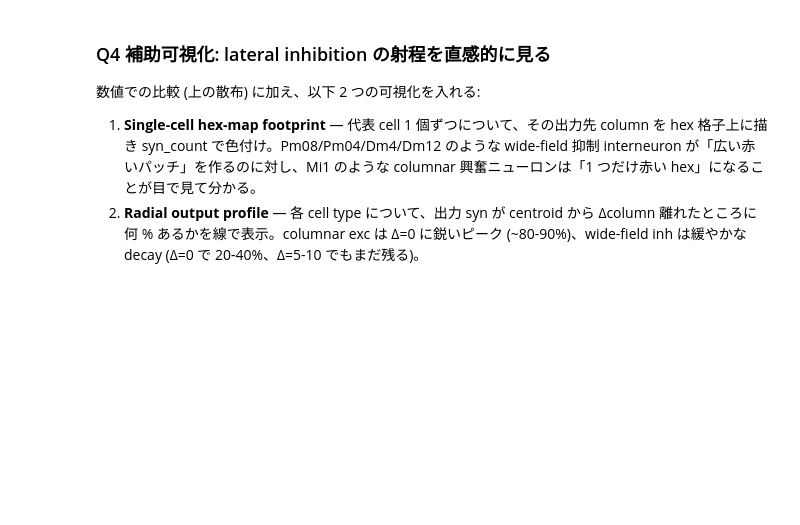
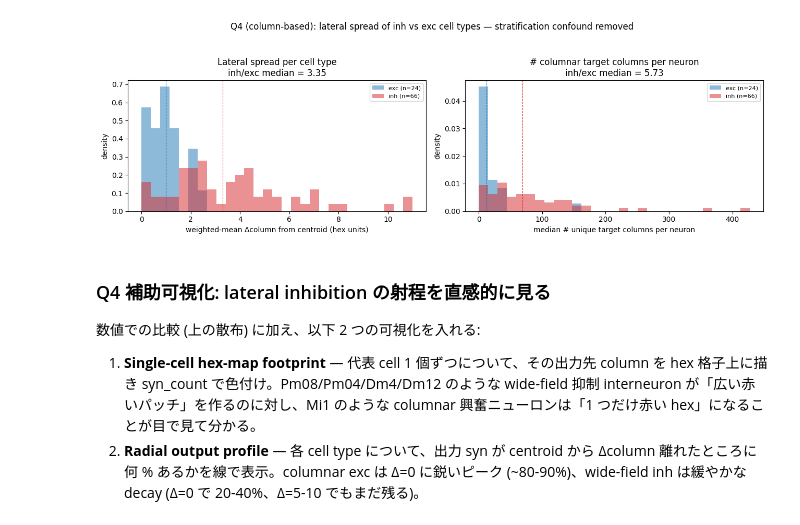
Before and after one commit to KeisukeTTTT/flywire-analysis, a Jupyter notebook: notebook/lateral_inhibition.ipynb, the cells around one changed output. Saved outputs shown, nothing was run; the diff lists cells and outputs as text; code cells hidden in the pictures; blank space fills up the shorter version.

Commit message:
fix: refine lateral inhibition notebook analysis

```diff
--- a/notebook/lateral_inhibition.ipynb
+++ b/notebook/lateral_inhibition.ipynb
@@ -283,0 +301,85 @@ display(example_table)
+# %%
+# Per cell type 集計
+per_type_col = (
+    spread.groupby("primary_type")
+    .agg(
+        n_neurons=("spread_wmean", "size"),
+        type_spread=("spread_wmean", "median"),
+        type_n_cols=("n_unique_cols", "median"),
+        total_syn_observed=("w_sum", "sum"),
+        cell_sign_mode=("sign", lambda x: x.value_counts().idxmax()),
+    )
+    .query("n_neurons >= 5")
+)
+
+# Q4 の inh/exc 比較は、Q2 と同じく「全出力 synapse 数で重み付けた sign」で分類する。
+# Q4 subset 内の neuron nt_type 多数決を使うと、Lai / Dm17 / Dm19 / R1-6 などが other 扱いになり得る。
+type_sign = type_io[["inh", "exc", "other", "total", "inh_frac"]].copy()
+type_sign["dominant_sign"] = type_sign[["inh", "exc", "other"]].idxmax(axis=1)
+per_type_col = per_type_col.join(type_sign, how="left")
+
+q4_observable_syn_by_type = ec_all.groupby("pre_primary_type")["syn_count"].sum()
+q4_modeled_syn_by_type = ec.groupby("pre_primary_type")["syn_count"].sum()
+total_syn_by_type = conn.groupby("pre_primary_type")["syn_count"].sum()
+per_type_col["q4_observable_syn_frac"] = per_type_col.index.map(q4_observable_syn_by_type.div(total_syn_by_type))
+per_type_col["q4_modeled_syn_frac"] = per_type_col.index.map(q4_modeled_syn_by_type.div(total_syn_by_type))
+
+inh_t = per_type_col[per_type_col["dominant_sign"] == "inh"]
+exc_t = per_type_col[per_type_col["dominant_sign"] == "exc"]
+other_t = per_type_col[per_type_col["dominant_sign"] == "other"]
+spread_ratio_col = float(inh_t["type_spread"].median() / exc_t["type_spread"].median())
+ncol_ratio       = float(inh_t["type_n_cols"].median()  / exc_t["type_n_cols"].median())
+
+active_q4_coverage = q4_observable_syn_by_type.div(total_syn_by_type).reindex(active.index).dropna()
+print(f"Q4 observable same-hemi columnar synapse coverage: {ec_all['syn_count'].sum() / conn['syn_count'].sum():.1%} of optic-lobe synapses")
+print(f"Active cell types with any observable Q4 synapses: {len(active_q4_coverage)} / {len(active)}; median coverage = {active_q4_coverage.median():.1%}")
+print(f"INH-dominant cell types: n={len(inh_t):3d}, per-type median Δcolumn spread = {inh_t['type_spread'].median():.2f}, median # target cols = {inh_t['type_n_cols'].median():.0f}")
+print(f"EXC-dominant cell types: n={len(exc_t):3d}, per-type median Δcolumn spread = {exc_t['type_spread'].median():.2f}, median # target cols = {exc_t['type_n_cols'].median():.0f}")
+print(f"OTHER-dominant cell types in Q4 table: n={len(other_t):3d} (excluded from inh/exc ratio)")
+print(f"ratio inh/exc (spread)   = {spread_ratio_col:.2f}")
+print(f"ratio inh/exc (# cols)   = {ncol_ratio:.2f}")
+
+mismatch = per_type_col[per_type_col["dominant_sign"] != per_type_col["cell_sign_mode"]]
+if len(mismatch):
+    print("\nTypes where synapse-weighted sign differs from modal neuron nt_type in the Q4 subset:")
+    display(mismatch.sort_values("total", ascending=False)
+            [["n_neurons", "type_spread", "type_n_cols", "cell_sign_mode", "dominant_sign", "inh_frac", "q4_observable_syn_frac"]]
+            .head(12))
+
+# 2 パネル: weighted-mean spread と # unique target columns
+fig, axes = plt.subplots(1, 2, figsize=(13, 4))
+
+ax = axes[0]
+upper = float(np.percentile(np.concatenate([inh_t["type_spread"], exc_t["type_spread"]]), 99))
+bins = np.linspace(0, upper, 30)
+ax.hist(exc_t["type_spread"], bins=bins, alpha=0.5, density=True, label=f"exc (n={len(exc_t)})", color="tab:blue")
+ax.hist(inh_t["type_spread"], bins=bins, alpha=0.5, density=True, label=f"inh (n={len(inh_t)})", color="tab:red")
+ax.axvline(exc_t["type_spread"].median(), color="tab:blue", ls="--", lw=0.8)
+ax.axvline(inh_t["type_spread"].median(), color="tab:red",  ls="--", lw=0.8)
+ax.set(xlabel="weighted-mean Δcolumn from centroid (hex units)", ylabel="density",
+       title=f"Lateral spread per cell type\ninh/exc median = {spread_ratio_col:.2f}")
+ax.legend(fontsize=8)
+
+ax = axes[1]
+upper = float(np.percentile(np.concatenate([inh_t["type_n_cols"], exc_t["type_n_cols"]]), 99))
+bins = np.linspace(0, upper, 30)
+ax.hist(exc_t["type_n_cols"], bins=bins, alpha=0.5, density=True, label=f"exc (n={len(exc_t)})", color="tab:blue")
+ax.hist(inh_t["type_n_cols"], bins=bins, alpha=0.5, density=True, label=f"inh (n={len(inh_t)})", color="tab:red")
+ax.axvline(exc_t["type_n_cols"].median(), color="tab:blue", ls="--", lw=0.8)
+ax.axvline(inh_t["type_n_cols"].median(), color="tab:red",  ls="--", lw=0.8)
+ax.set(xlabel="median # unique target columns per neuron", ylabel="density",
+       title=f"# columnar target columns per neuron\ninh/exc median = {ncol_ratio:.2f}")
+ax.legend(fontsize=8)
+
+plt.suptitle("Q4 (column-based): lateral spread of inh vs exc cell types — stratification confound removed", y=1.05)
+plt.tight_layout()
+
+# 具体的な type で比較
+examples = ["Dm9", "Dm4", "Dm12", "Dm3p", "Lai", "Pm04", "Pm08",
+            "Mi1", "Tm9", "T4a", "T5a", "L1", "L2", "L3"]
+example_cols = ["n_neurons", "type_spread", "type_n_cols", "dominant_sign", "inh_frac", "q4_observable_syn_frac", "q4_modeled_syn_frac"]
+example_table = per_type_col.loc[per_type_col.index.intersection(examples), example_cols].sort_values("type_spread", ascending=False)
+print()
+print("Selected cell types — column-unit lateral spread (sorted by spread):")
+display(example_table)
+# %% [output]
@@ -284,3 +417,4 @@ display(example_table)
+[figure, added]
 # %% [markdown]
 ### Q4 補助可視化: lateral inhibition の射程を直感的に見る
 
```
Also changed, not shown: parts of 55 cells of this notebook, 11 other files.
